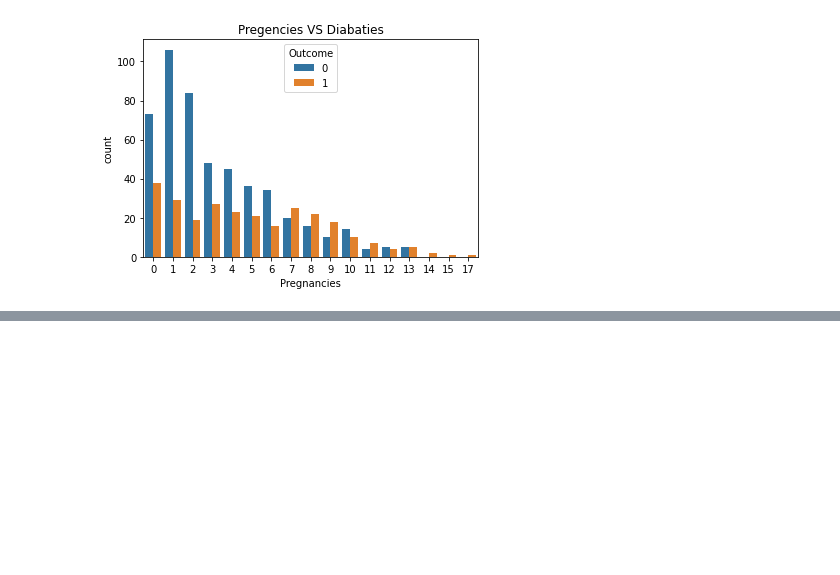
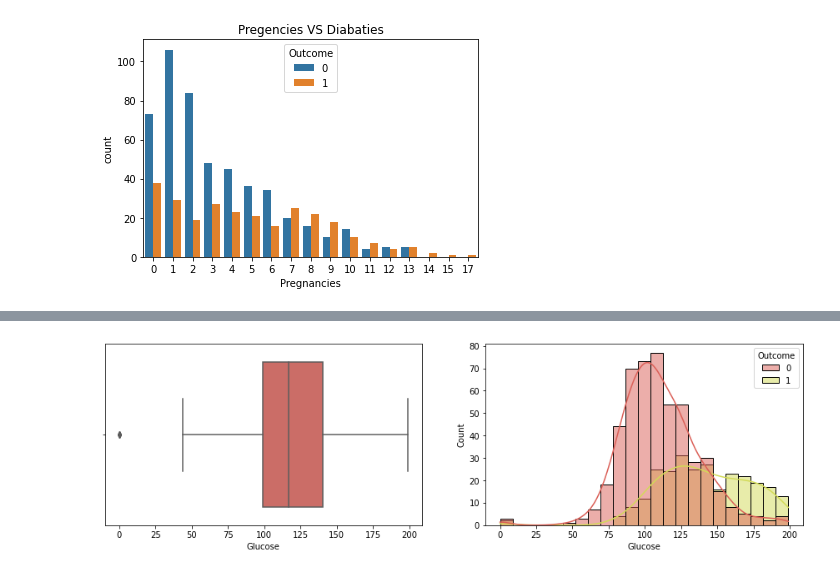
Before and after one commit to Sialsanwal/Data-Science, a Jupyter notebook: Diabaties EDA.ipynb, the cells around one changed output, grey strips where cells are left out. Cells and saved outputs as stored; diff of their text form; code cells hidden in the pictures; blank space fills up the shorter version.

```diff
--- a/Diabaties EDA.ipynb
+++ b/Diabaties EDA.ipynb
@@ -147,0 +159,15 @@ plt.show()
+# %%
+palette=sns.color_palette("hls")
+sns.set_palette(palette)
+#box plot and histogram plot of glucose column
+fig = plt.figure(figsize=[15,4])
+
+plt.subplot(1,2,1)
+sns.boxplot(x='Glucose', data=df)
+
+plt.subplot(1,2,2)
+sns.histplot(data=df, hue='Outcome', x="Glucose",kde=True)
+
+plt.show()
+# %% [output]
+[figure, added]
```
Also changed, not shown: parts of 9 cells of this notebook.
